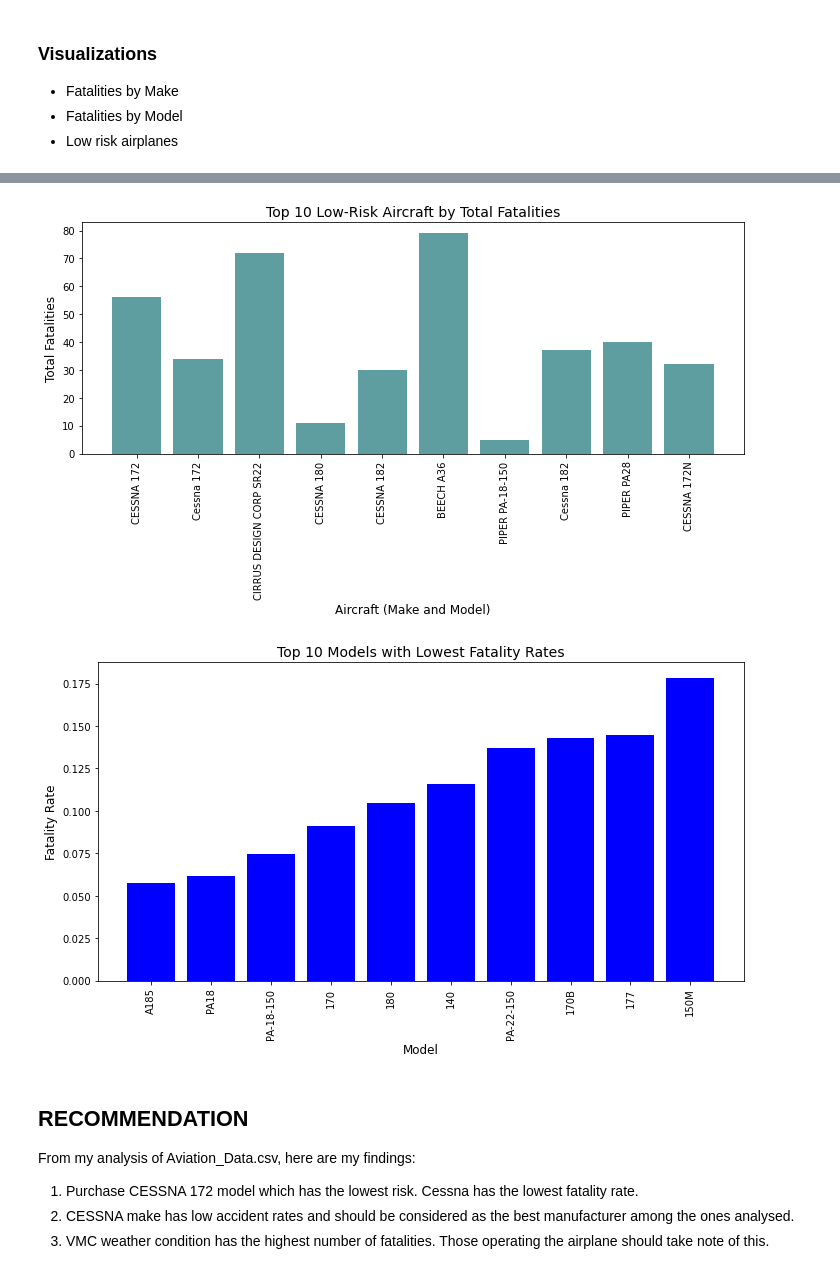
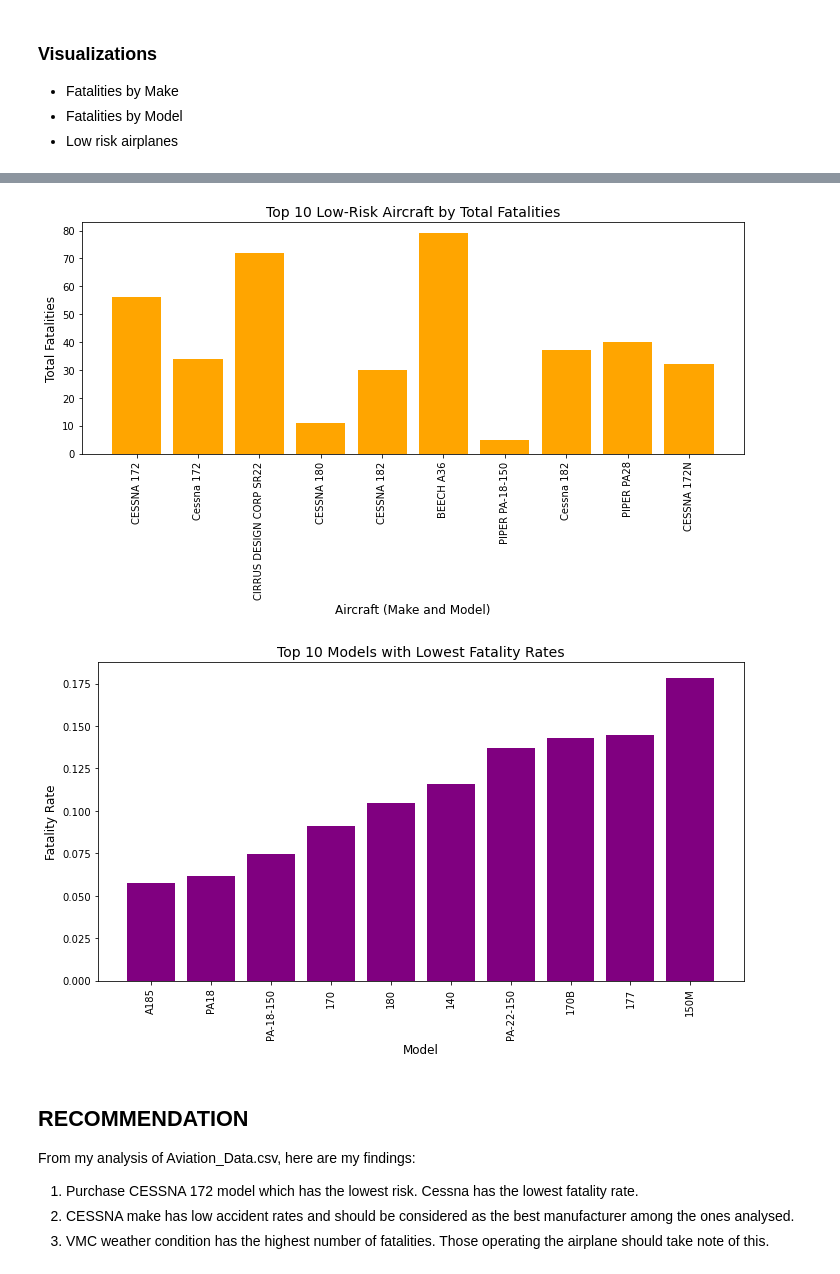
Before and after one commit to Kissienya/dsc-phase-1-project-v3, a Jupyter notebook: student.ipynb, the cells around one changed output, grey strips where cells are left out. Drawn from its saved outputs; the diff is of its cells as text; code cells hidden in the pictures.

```diff
--- a/student.ipynb
+++ b/student.ipynb
@@ -260,7 +251,7 @@ top_10_low_risk_popular_aircraft = popular_airplanes.head(10)
 # Plot the data
 plt.figure(figsize=(10, 6))
 plt.bar(top_10_low_risk_popular_aircraft['Make'] + " " + top_10_low_risk_popular_aircraft['Model'],
-    top_10_low_risk_popular_aircraft['Total_Fatalities'], color='cadetblue')
+    top_10_low_risk_popular_aircraft['Total_Fatalities'], color='orange')
 plt.xlabel('Aircraft (Make and Model)', fontsize=12)
 plt.ylabel('Total Fatalities', fontsize=12)
 plt.title('Top 10 Low-Risk Aircraft by Total Fatalities', fontsize=14)
@@ -268,18 +259,18 @@ plt.xticks(rotation=90)
 plt.tight_layout()
 plt.show()
 # %% [output]
-[figure, old version]
+[figure, new version]
 # %%
 plt.figure(figsize=(10, 6))
-plt.bar(lowest_fatality_rates.index[:10], lowest_fatality_rates['fatality_rate'][:10], color='blue')
+plt.bar(lowest_fatality_rates.index[:10], lowest_fatality_rates['fatality_rate'][:10], color='purple')
 plt.xlabel('Model', fontsize=12)
 plt.ylabel('Fatality Rate', fontsize=12)
 plt.title('Top 10 Models with Lowest Fatality Rates', fontsize=14)
 plt.xticks(rotation=90)
 plt.tight_layout()
 plt.show()
 # %% [output]
-[figure, old version]
+[figure, new version]
 # %% [markdown]
 ## RECOMMENDATION
 From my analysis of Aviation_Data.csv, here are my findings:
```
Also changed, not shown: parts of 4 cells of this notebook, 11 other files.
